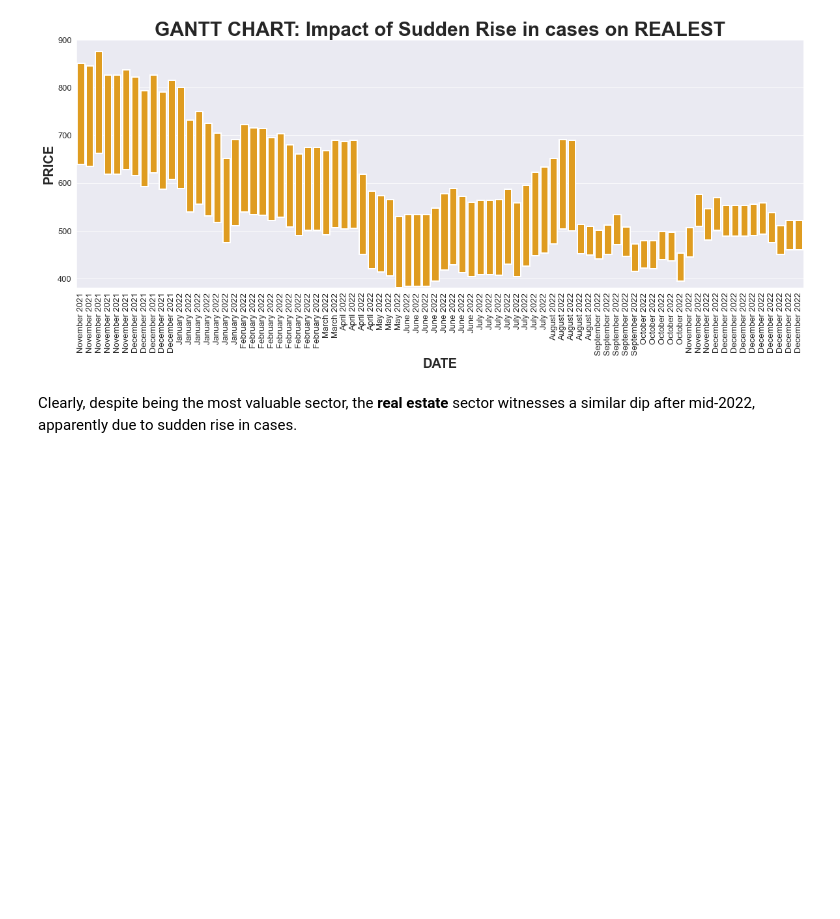
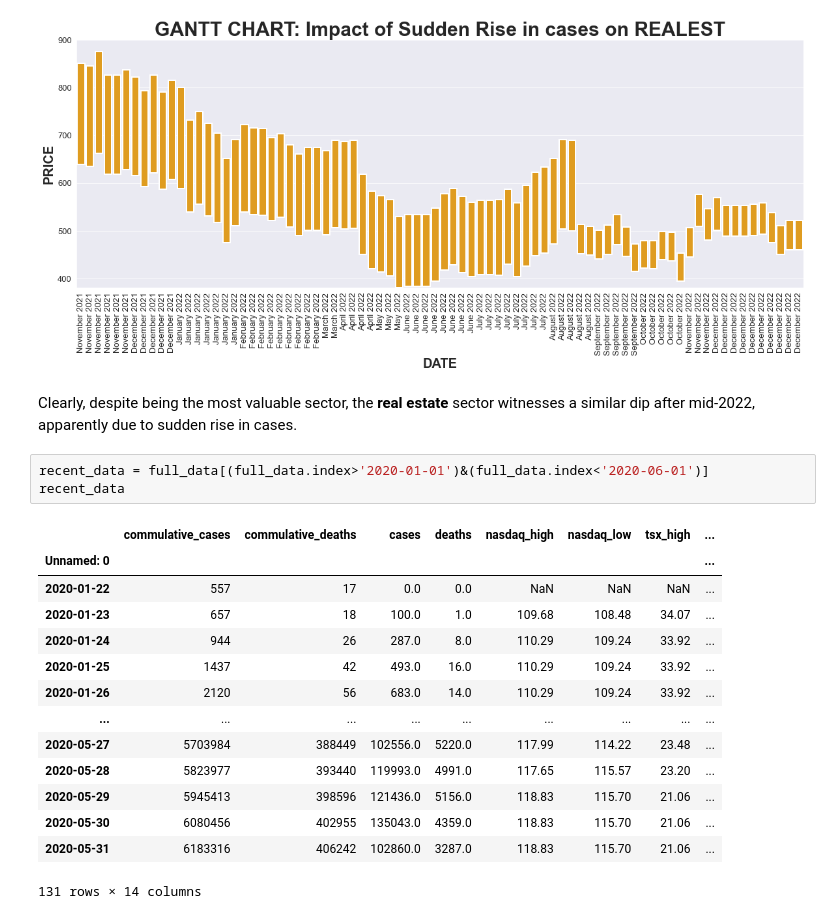
Before and after one commit to ryuukkk/python-project, a Jupyter notebook: main.ipynb, the cells around one changed output. Drawn from its saved outputs; the diff is of its cells as text; blank space fills up the shorter version.

```diff
--- a/main.ipynb
+++ b/main.ipynb
@@ -324,3 +324,21 @@ plt.savefig("figures/gantt_real_est.jpg")
 [figure]
 # %% [markdown]
 Clearly, despite being the most valuable sector, the **real estate** sector witnesses a similar dip after mid-2022, apparently due to sudden rise in cases.
+# %%
+recent_data = full_data[(full_data.index>'2020-01-01')&(full_data.index<'2020-06-01')]
+recent_data
+# %% [output]
+|  | commulative_cases | commulative_deaths | cases | deaths | nasdaq_high | nasdaq_low | tsx_high | ... |
+| Unnamed: 0 |  |  |  |  |  |  |  | ... |
+| 2020-01-22 | 557 | 17 | 0.0 | 0.0 | NaN | NaN | NaN | ... |
+| 2020-01-23 | 657 | 18 | 100.0 | 1.0 | 109.68 | 108.48 | 34.07 | ... |
+| 2020-01-24 | 944 | 26 | 287.0 | 8.0 | 110.29 | 109.24 | 33.92 | ... |
+| 2020-01-25 | 1437 | 42 | 493.0 | 16.0 | 110.29 | 109.24 | 33.92 | ... |
+| 2020-01-26 | 2120 | 56 | 683.0 | 14.0 | 110.29 | 109.24 | 33.92 | ... |
+| ... | ... | ... | ... | ... | ... | ... | ... | ... |
+| 2020-05-27 | 5703984 | 388449 | 102556.0 | 5220.0 | 117.99 | 114.22 | 23.48 | ... |
+| 2020-05-28 | 5823977 | 393440 | 119993.0 | 4991.0 | 117.65 | 115.57 | 23.20 | ... |
+| 2020-05-29 | 5945413 | 398596 | 121436.0 | 5156.0 | 118.83 | 115.70 | 21.06 | ... |
+| 2020-05-30 | 6080456 | 402955 | 135043.0 | 4359.0 | 118.83 | 115.70 | 21.06 | ... |
+| 2020-05-31 | 6183316 | 406242 | 102860.0 | 3287.0 | 118.83 | 115.70 | 21.06 | ... |
+131 rows × 14 columns
```
Also changed, not shown: parts of 4 cells of this notebook, 1 other file.
